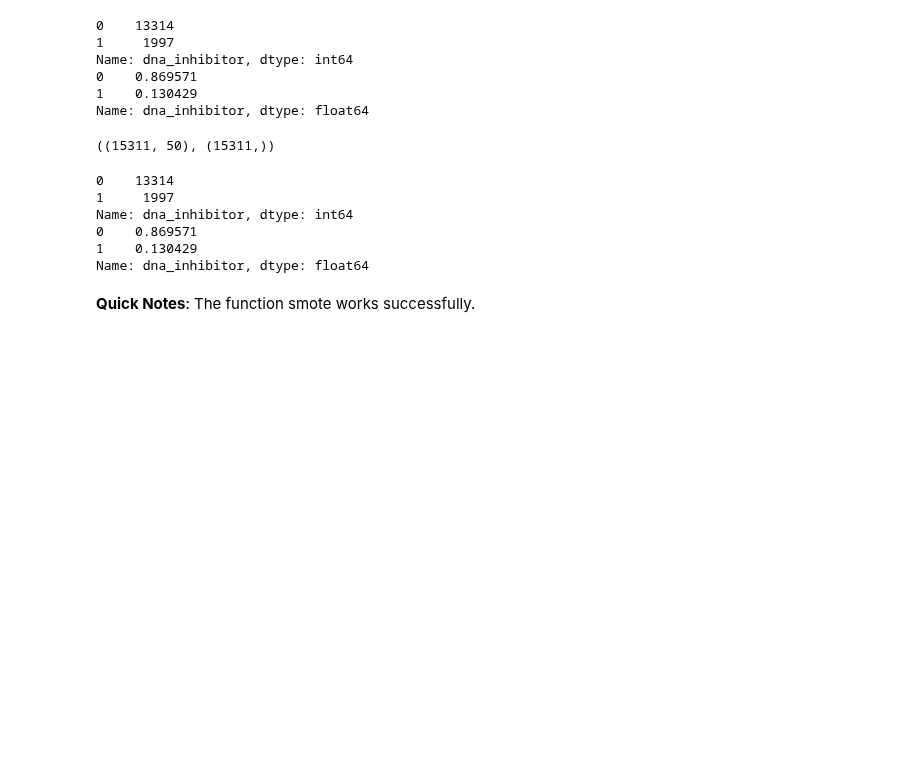
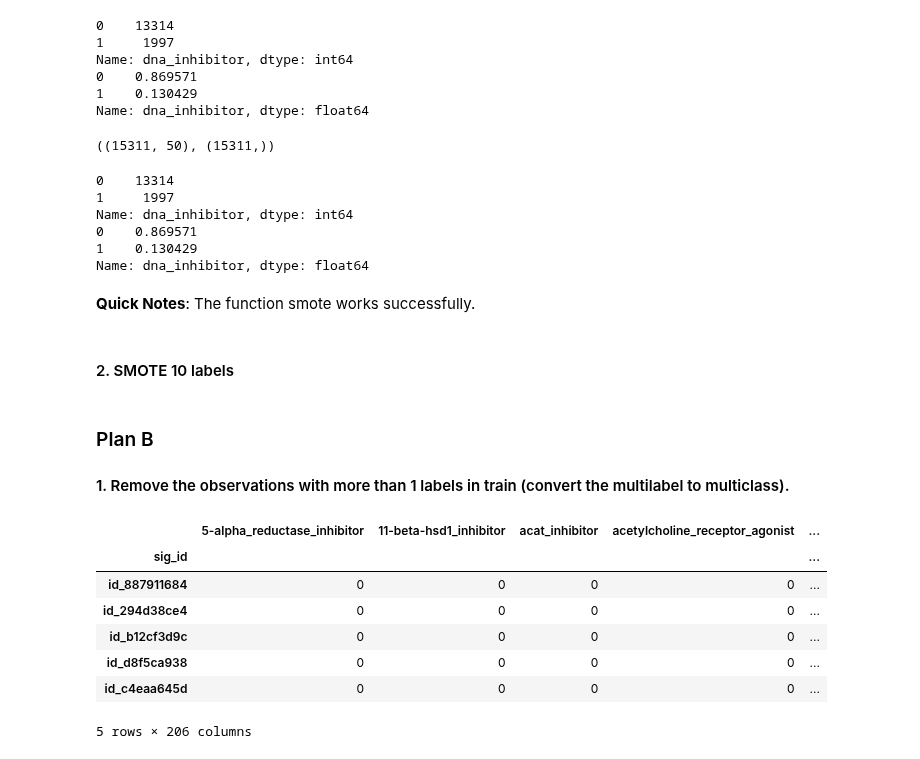
Before and after one commit to Yongliang-Shi/Mechanism-of-Action-Prediction, a Jupyter notebook: feature_engineering2.ipynb, the cells around one changed output. Drawn from its saved outputs; the diff is of its cells as text; code cells hidden in the pictures; blank space fills up the shorter version.

```diff
--- a/feature_engineering2.ipynb
+++ b/feature_engineering2.ipynb
@@ -156,3 +168,20 @@ Name: dna_inhibitor, dtype: int64
 Name: dna_inhibitor, dtype: float64
 # %% [markdown]
 **Quick Notes**: The function smote works successfully.
+# %% [markdown]
+#### 2. SMOTE 10 labels
+# %% [markdown]
+### Plan B
+#### 1. Remove the observations with more than 1 labels in train (convert the multilabel to multiclass).
+# %%
+# Take a peek at Y_train_core
+Y_train_core.head()
+# %% [output]
+|  | 5-alpha_reductase_inhibitor | 11-beta-hsd1_inhibitor | acat_inhibitor | acetylcholine_receptor_agonist | ... |
+| sig_id |  |  |  |  | ... |
+| id_887911684 | 0 | 0 | 0 | 0 | ... |
+| id_294d38ce4 | 0 | 0 | 0 | 0 | ... |
+| id_b12cf3d9c | 0 | 0 | 0 | 0 | ... |
+| id_d8f5ca938 | 0 | 0 | 0 | 0 | ... |
+| id_c4eaa645d | 0 | 0 | 0 | 0 | ... |
+5 rows × 206 columns
```
Also changed, not shown: parts of 18 cells of this notebook.
